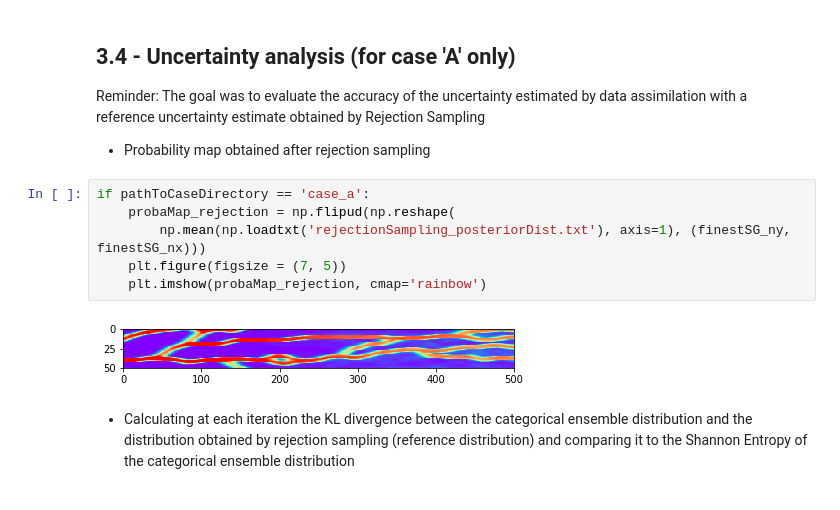
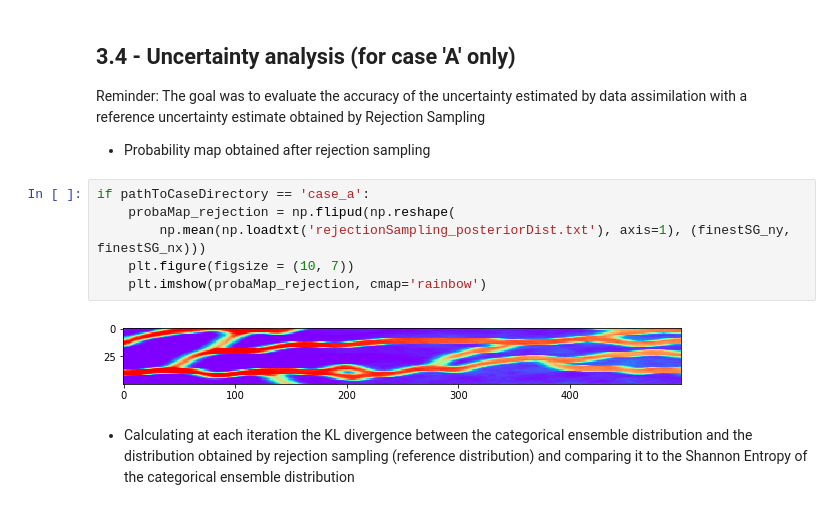
Before and after one commit to lamd91/mends-analysis_testcases, a Jupyter notebook: mends_testcases.ipynb, the cells around one changed output. Saved outputs shown, nothing was run; the diff lists cells and outputs as text.

```diff
--- a/mends_testcases.ipynb
+++ b/mends_testcases.ipynb
@@ -226,11 +228,11 @@ Reminder: The goal was to evaluate the accuracy of the uncertainty estimated by
 # %%
 if pathToCaseDirectory == 'case_a':
     probaMap_rejection = np.flipud(np.reshape(
         np.mean(np.loadtxt('rejectionSampling_posteriorDist.txt'), axis=1), (finestSG_ny, finestSG_nx)))
-    plt.figure(figsize = (7, 5))
+    plt.figure(figsize = (10, 7))
     plt.imshow(probaMap_rejection, cmap='rainbow')
 # %% [output]
-[figure, old version]
+[figure, new version]
 # %% [markdown]
 - Calculating at each iteration the KL divergence between the categorical ensemble distribution and the distribution obtained by rejection sampling (reference distribution) and comparing it to the Shannon Entropy of the categorical ensemble distribution
 # %%
```
Also changed, not shown: parts of 3 cells of this notebook.
